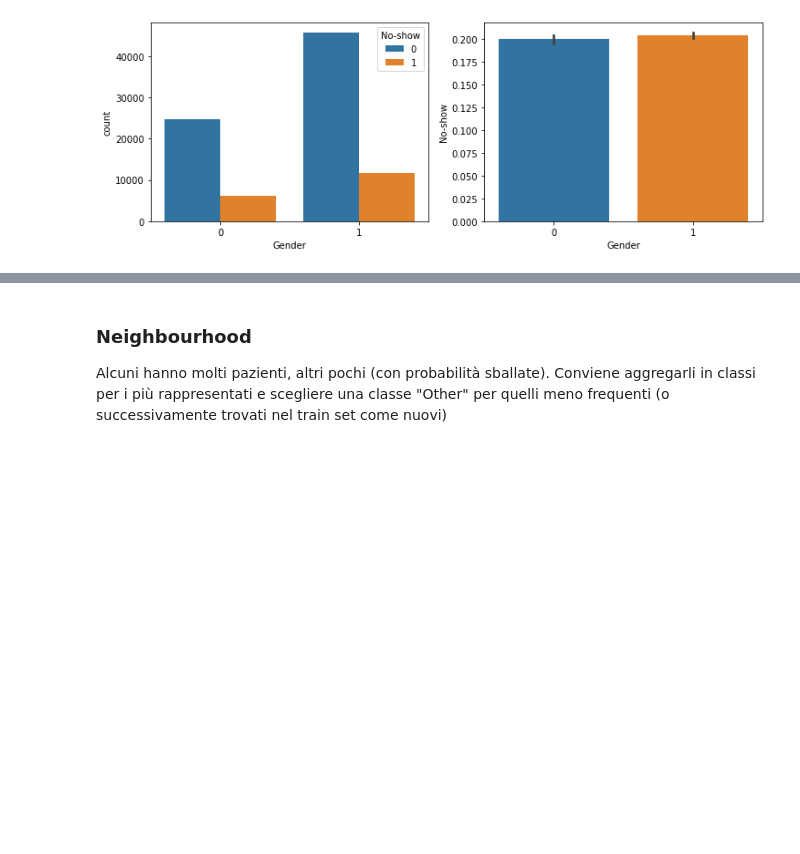
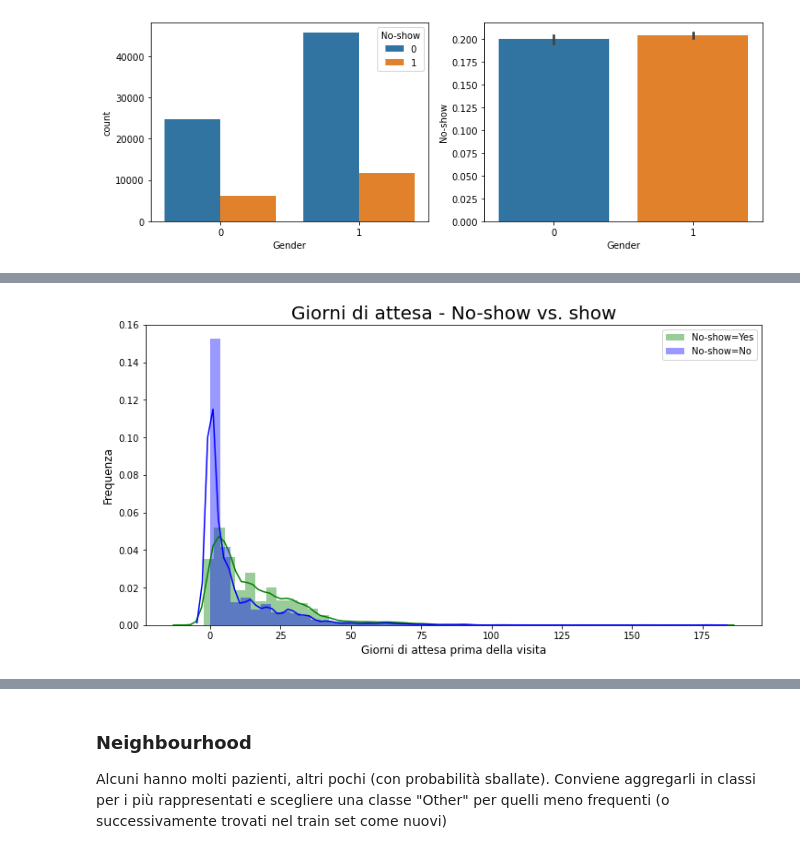
Before and after one commit to ale-pavel/exam-challenge-appointments, a Jupyter notebook: Challenge-appointments-preparation.ipynb, the cells around one changed output, grey strips where cells are left out. Saved outputs shown, nothing was run; the diff lists cells and outputs as text; code cells hidden in the pictures; blank space fills up the shorter version.

```diff
--- a/Challenge-appointments-preparation.ipynb
+++ b/Challenge-appointments-preparation.ipynb
@@ -345,0 +364,7 @@ app_edit[['Gender', 'No-show']].groupby(['Gender']).mean().sort_values(by='No-sh
+# %%
+app_edit_date = app_edit.astype({'ScheduledDay': 'datetime64[D]', 'AppointmentDay': 'datetime64[D]'})
+# %%
+col_datediff = app_edit_date['AppointmentDay'] - app_edit_date['ScheduledDay']
+col_datediff = col_datediff.astype('timedelta64[D]')
+col_datediff = col_datediff.astype('int64')
+col_datediff
@@ -345,0 +398,3 @@ app_edit[['Gender', 'No-show']].groupby(['Gender']).mean().sort_values(by='No-sh
+# %%
+app_edit_daydiff = app_edit_date
+app_edit_daydiff['DaysToAppointment'] = col_datediff
@@ -345,0 +408,10 @@ app_edit[['Gender', 'No-show']].groupby(['Gender']).mean().sort_values(by='No-sh
+# %%
+fig = plt.figure(figsize=(12,6))
+axis = sns.distplot(app_edit_daydiff.loc[(app_edit['No-show'] == 1),'DaysToAppointment'] , color='g', label='No-show=Yes')
+axis = sns.distplot(app_edit_daydiff.loc[(app_edit['No-show'] == 0),'DaysToAppointment'] , color='b', label='No-show=No')
+plt.title('Giorni di attesa - No-show vs. show', fontsize = 20)
+plt.legend()
+plt.xlabel("Giorni di attesa prima della visita", fontsize = 12)
+plt.ylabel('Frequenza', fontsize = 12);
+# %% [output]
+[figure, added]
```
Also changed, not shown: parts of 19 cells of this notebook, 1 other file.
